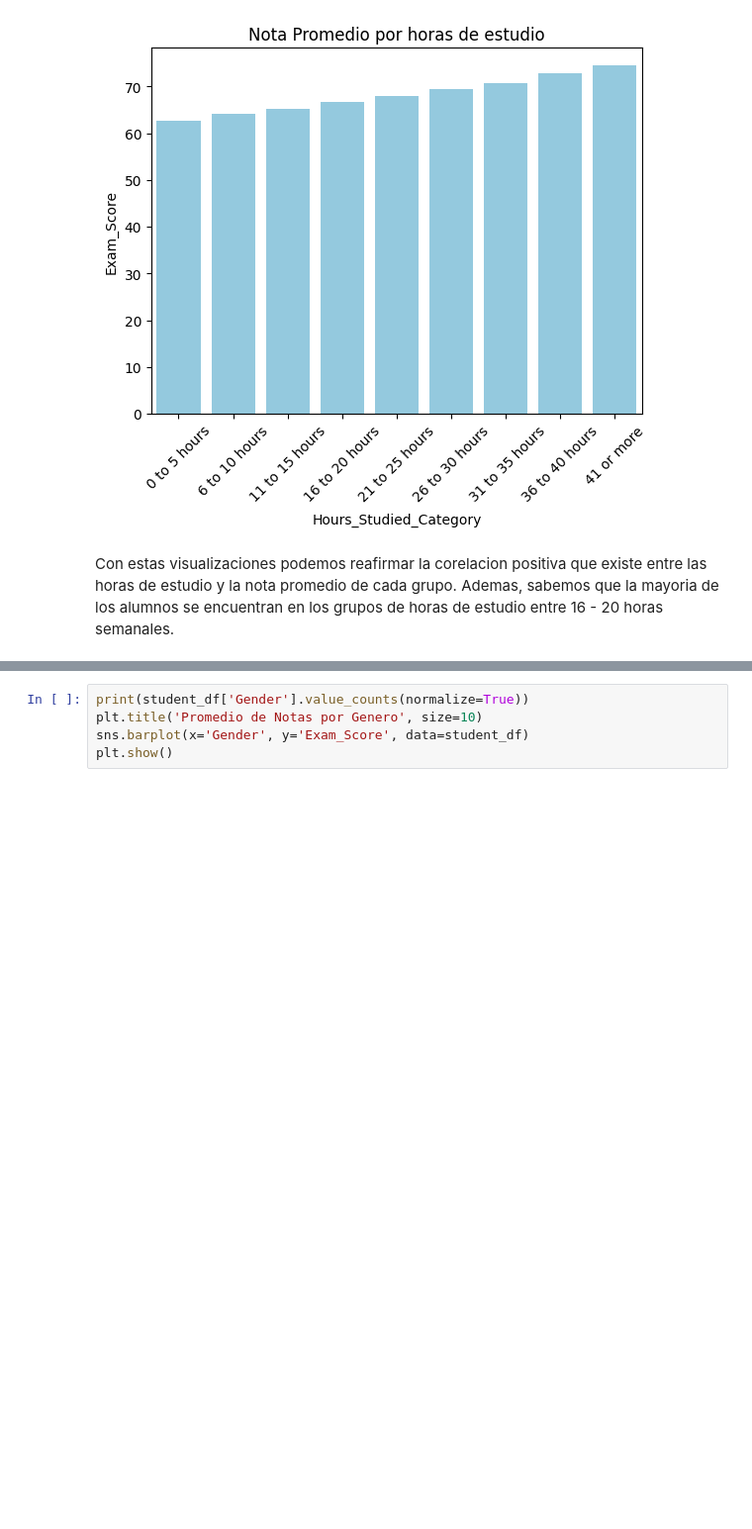
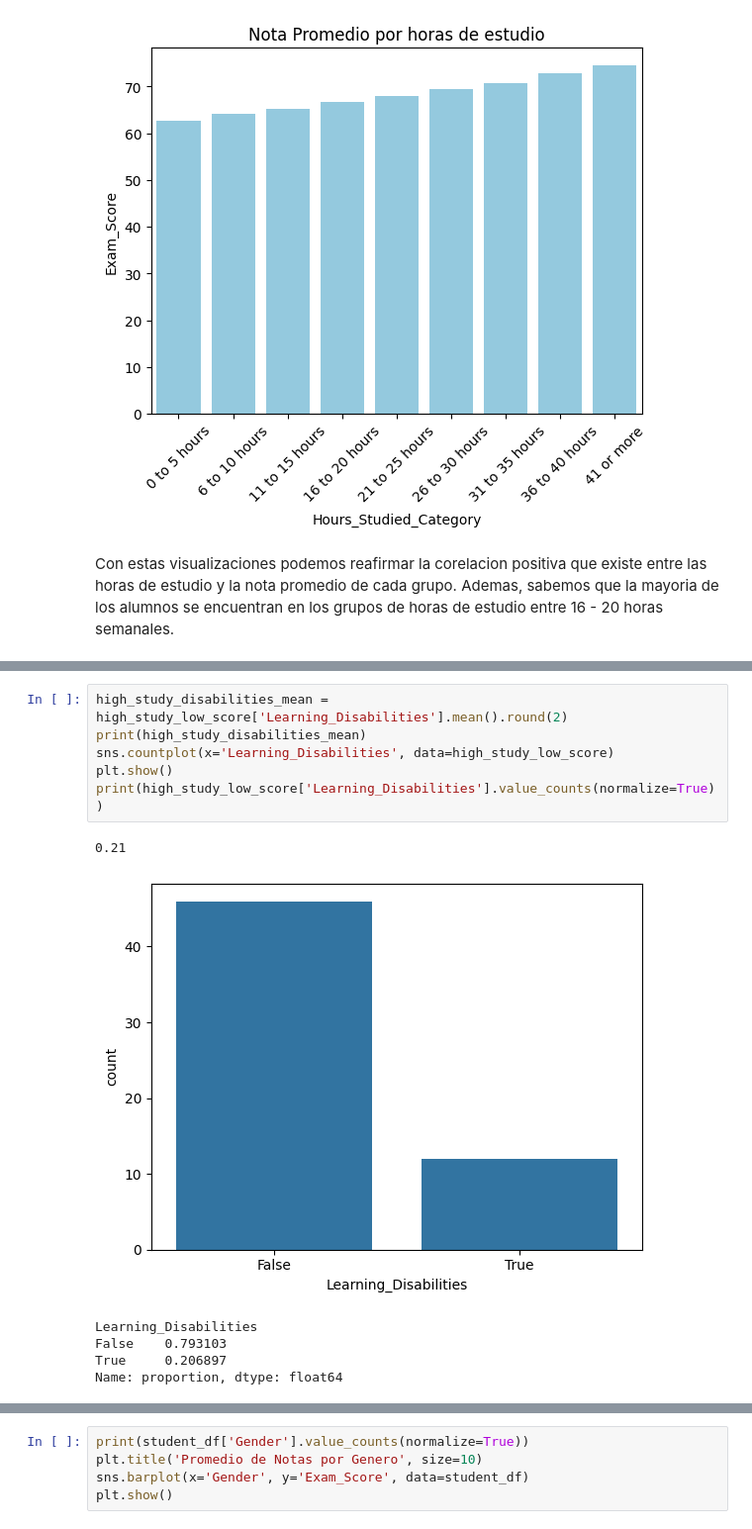
Before and after one commit to BertoniEliana/students_performance_factors, a Jupyter notebook: student_performance_factors.ipynb, the cells around one changed output, grey strips where cells are left out. Shown: that part at 99% size. Cells and saved outputs as stored; diff of their text form; blank space fills up the shorter version.

```diff
--- a/student_performance_factors.ipynb
+++ b/student_performance_factors.ipynb
@@ -292,0 +360,13 @@ Con estas visualizaciones podemos reafirmar la corelacion positiva que existe en
+# %%
+high_study_disabilities_mean = high_study_low_score['Learning_Disabilities'].mean().round(2)
+print(high_study_disabilities_mean)
+sns.countplot(x='Learning_Disabilities', data=high_study_low_score)
+plt.show()
+print(high_study_low_score['Learning_Disabilities'].value_counts(normalize=True))
+# %% [output]
+0.21
+[figure, added]
+Learning_Disabilities
+False    0.793103
+True     0.206897
+Name: proportion, dtype: float64
```
Also changed, not shown: parts of 25 cells of this notebook.
